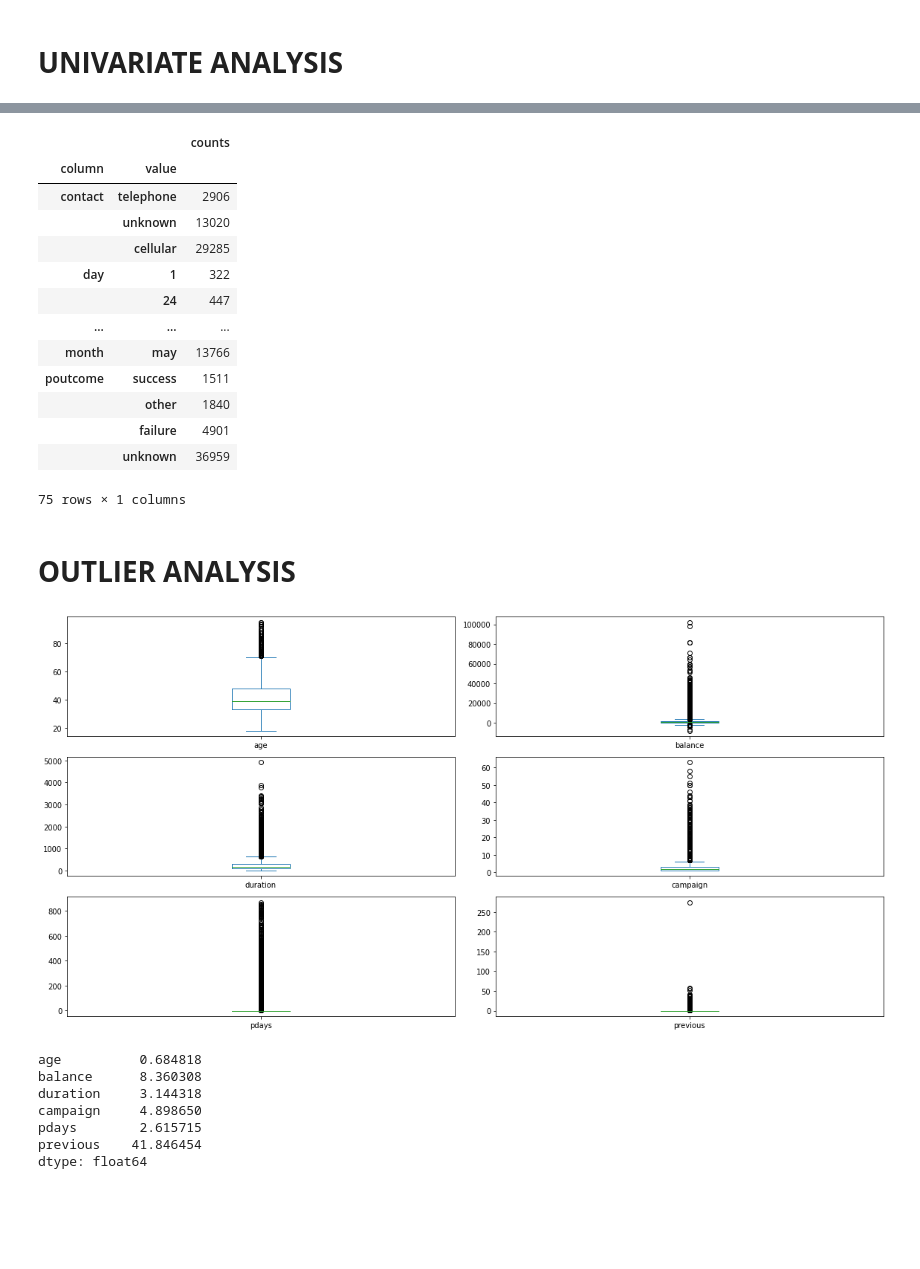
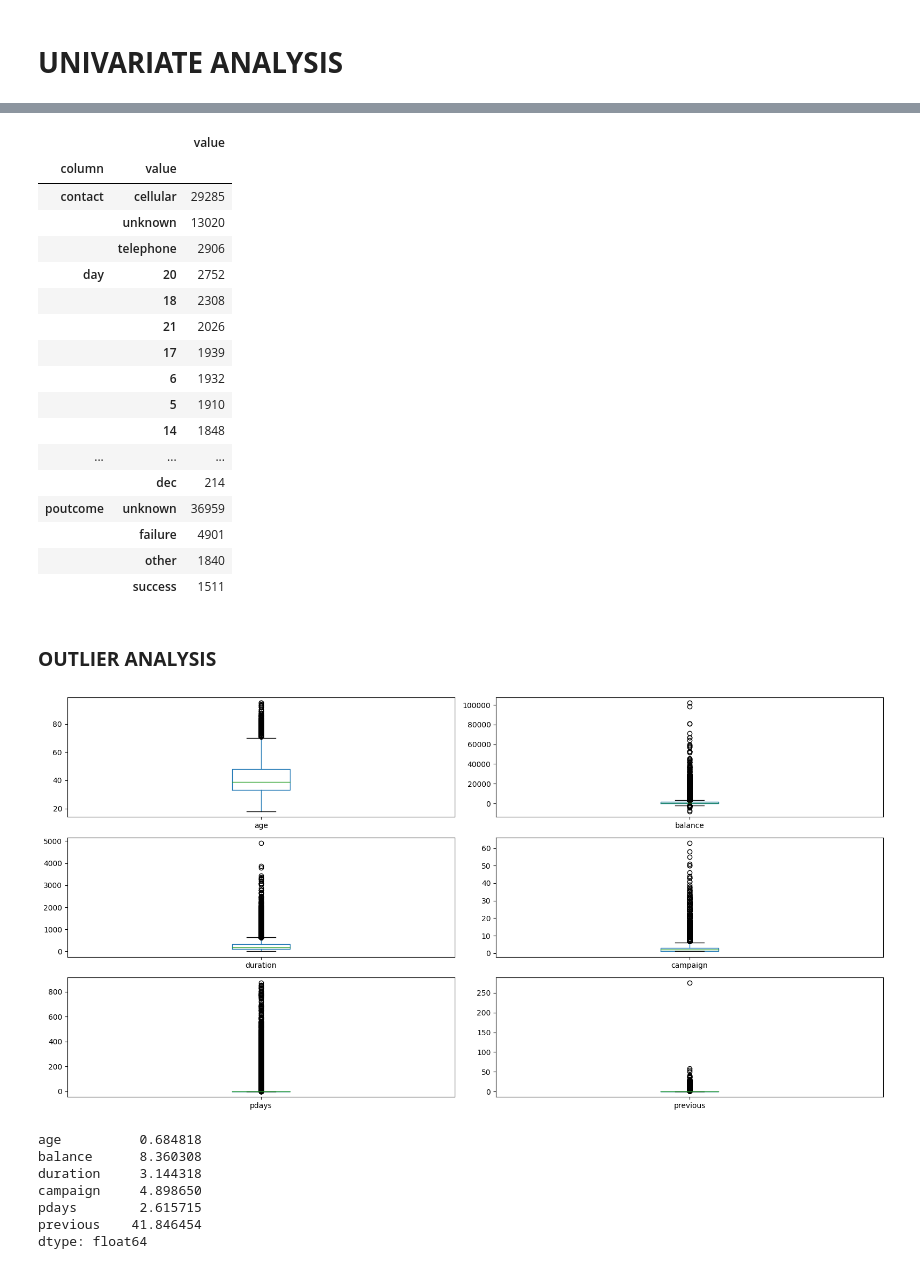
Before and after one commit to Rahulm94/bank-marketing, a Jupyter notebook: bank_marketing.ipynb, the cells around one changed output, grey strips where cells are left out. Cells and saved outputs as stored; diff of their text form; code cells hidden in the pictures; blank space fills up the shorter version.

```diff
--- a/bank_marketing.ipynb
+++ b/bank_marketing.ipynb
@@ -30,7 +33,7 @@ warnings.filterwarnings('ignore')
 # %% [markdown]
 # PRELIMINARY ANALYSIS
 # %%
-df = pd.read_csv('../input/bankmarketingfull/bank-full.csv', sep = ';')
+df = pd.read_csv('F:/PGP-DSE/Capstone/Dataset/bank/bank-full.csv', sep = ';')
 df
 # %% [output]
 |  | age | job | marital | education | default | balance | housing | loan | contact | day | month | ... |
@@ -222,21 +227,26 @@ plt.show()
 # %%
-counts = pd.DataFrame(df_cat[cat_col].melt(var_name='column', value_name='value').value_counts())
-counts.rename(columns={0: 'counts'}).sort_values(by=['column', 'counts'])
+pd.set_option('display.max_rows', 100)
+counts = pd.DataFrame(df_cat[cat_col].melt(var_name='column', value_name='value').groupby('column')['value'].value_counts())
+counts
 # %% [output]
-|  |  | counts |
+|  |  | value |
 | column | value |  |
-| contact | telephone | 2906 |
+| contact | cellular | 29285 |
 |  | unknown | 13020 |
-|  | cellular | 29285 |
-| day | 1 | 322 |
-|  | 24 | 447 |
+|  | telephone | 2906 |
+| day | 20 | 2752 |
+|  | 18 | 2308 |
+|  | 21 | 2026 |
+|  | 17 | 1939 |
+|  | 6 | 1932 |
+|  | 5 | 1910 |
+|  | 14 | 1848 |
 | ... | ... | ... |
-| month | may | 13766 |
-| poutcome | success | 1511 |
+|  | dec | 214 |
+| poutcome | unknown | 36959 |
+|  | failure | 4901 |
 |  | other | 1840 |
-|  | failure | 4901 |
-|  | unknown | 36959 |
+|  | success | 1511 |
-75 rows × 1 columns
 # %%
 # OBSERVATIONS
 
@@ -260,15 +269,16 @@ counts.rename(columns={0: 'counts'}).sort_values(by=['column', 'counts'])
 # %% [markdown]
-#  **OUTLIER ANALYSIS**
+### **OUTLIER ANALYSIS**
 # %%
 # Box plot of numeric variables
 
+pd.reset_option('display.max_rows')
 df_num.plot(kind='box', figsize=(16,8), subplots=True, layout = (3,2))
 plt.tight_layout()
 plt.show()
 
-# We note that except age, all other variables skew highly to the right.
+# We note that except age, all other variables have large no of outliers (right skewing).
 # %% [output]
-[figure, old version]
+[figure, new version]
 # %%
 df[num_col].skew()
 
```
Also changed, not shown: parts of 96 cells of this notebook.
